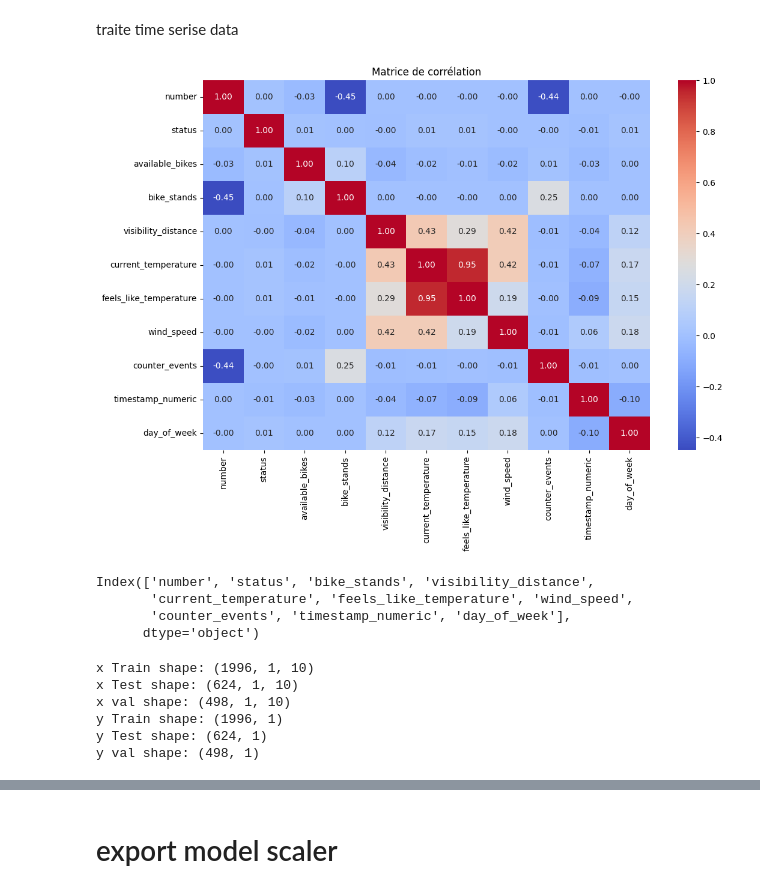
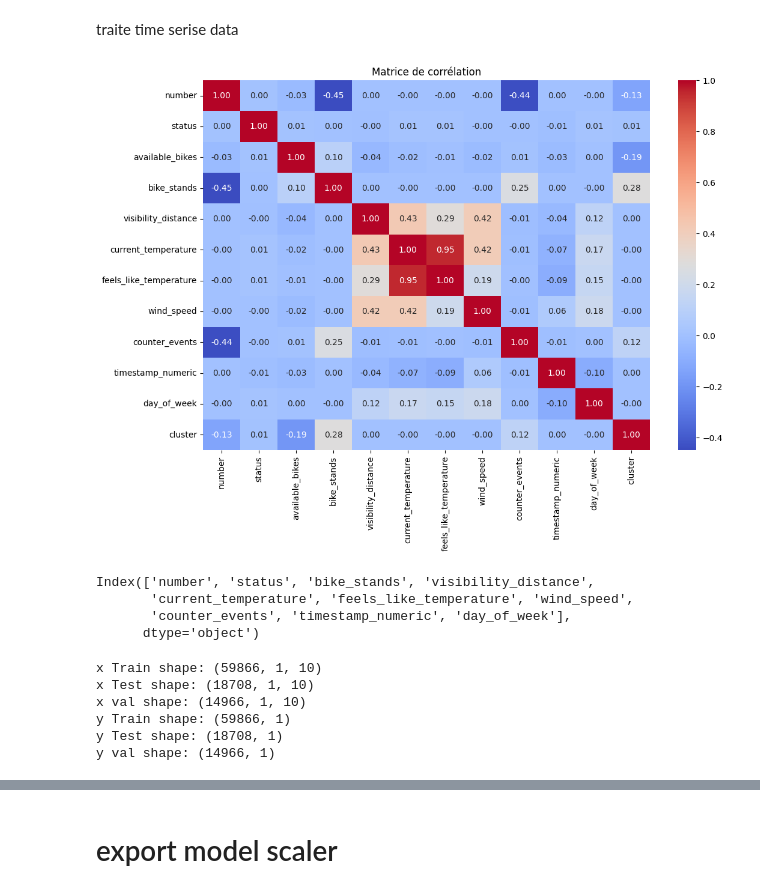
Before and after one commit to TheophileZT/5SDBDproject, a Jupyter notebook: script/cnn_for_cluster1.ipynb, the cells around one changed output, grey strips where cells are left out. Cells and saved outputs as stored; diff of their text form; code cells hidden in the pictures.

Commit message:
update model cluster 1

```diff
--- a/script/cnn_for_cluster1.ipynb
+++ b/script/cnn_for_cluster1.ipynb
@@ -15,41 +15,52 @@ traite time serise data
 from sklearn.discriminant_analysis import StandardScaler
 import matplotlib.pyplot as plt
 import seaborn as sns
 from sklearn.model_selection import KFold
 
 
 file_path = '../data/merged_all_bikes_weather_events.csv'
+clustered_stations_path = '../data/clustered_stations.csv'
+
 data = pd.read_csv(file_path)
+clustered_stations = pd.read_csv(clustered_stations_path)
+
 data['timestamp'] = pd.to_datetime(data['timestamp'])
 data['timestamp_numeric'] = data['timestamp'].astype('int64') // 10**9 ##en secondes UNIX
 data['day_of_week'] = pd.to_datetime(data['timestamp']).dt.dayofweek
 
-data1 = data.drop(columns=['timestamp','is_rainy','available_bike_stands'])
+# Fusionner les deux datasets sur `number` et `station`
+clustered_stations = clustered_stations[['station', 'cluster']]
+merged_data = pd.merge(data, clustered_stations, left_on='number', right_on='station', how='inner')
 
-
+# Matrice de corrélation
+data1 = merged_data.drop(columns=['timestamp', 'is_rainy', 'available_bike_stands','station'])
 plt.figure(figsize=(12, 8))
 sns.heatmap(data1.corr(), annot=True, cmap='coolwarm', fmt='.2f')
 plt.title("Matrice de corrélation")
 plt.show()
 
-grouped = data.groupby('number')
-group = grouped.get_group(216)
-group = group.sort_values('timestamp')
+# Regrouper par cluster
+grouped_by_cluster = merged_data.groupby('cluster')
+cluster_group = grouped_by_cluster.get_group(2)
 
-X = group.drop(columns=['available_bikes','timestamp','is_rainy','available_bike_stands'])
-y = group['available_bikes']
+cluster_group = cluster_group.sort_values('timestamp')
+
+# Séparer les features et la cible
+X = cluster_group.drop(columns=['available_bikes', 'timestamp', 'is_rainy', 'available_bike_stands','cluster','station'])
+y = cluster_group['available_bikes']
+
 X_train,X_test,y_train,y_test=train_test_split(X, y, test_size=0.2)
 standardScale_feature=['status','visibility_distance','current_temperature','feels_like_temperature','wind_speed','counter_events','timestamp_numeric','day_of_week']
 
 scaler_x = StandardScaler()
 X_train[standardScale_feature] = scaler_x.fit_transform(X_train[standardScale_feature])
 X_test[standardScale_feature]=scaler_x.transform(X_test[standardScale_feature])
 
 
 
 print(X_train.columns)
 # %% [output]
-[figure, old version]
+[figure, new version]
 Index(['number', 'status', 'bike_stands', 'visibility_distance',
        'current_temperature', 'feels_like_temperature', 'wind_speed',
        'counter_events', 'timestamp_numeric', 'day_of_week'],
@@ -84,12 +95,12 @@ print(f"y Train shape: {y_train.shape}")
 print(f"y Test shape: {y_test.shape}")
 print(f"y val shape: {y_val.shape}")
 # %% [output]
-x Train shape: (1996, 1, 10)
-x Test shape: (624, 1, 10)
-x val shape: (498, 1, 10)
-y Train shape: (1996, 1)
-y Test shape: (624, 1)
-y val shape: (498, 1)
+x Train shape: (59866, 1, 10)
+x Test shape: (18708, 1, 10)
+x val shape: (14966, 1, 10)
+y Train shape: (59866, 1)
+y Test shape: (18708, 1)
+y val shape: (14966, 1)
 # %%
 # Modèle cnn
 ##def build_model(input_shape):
```
Also changed, not shown: parts of 4 cells of this notebook, 2 other files.
